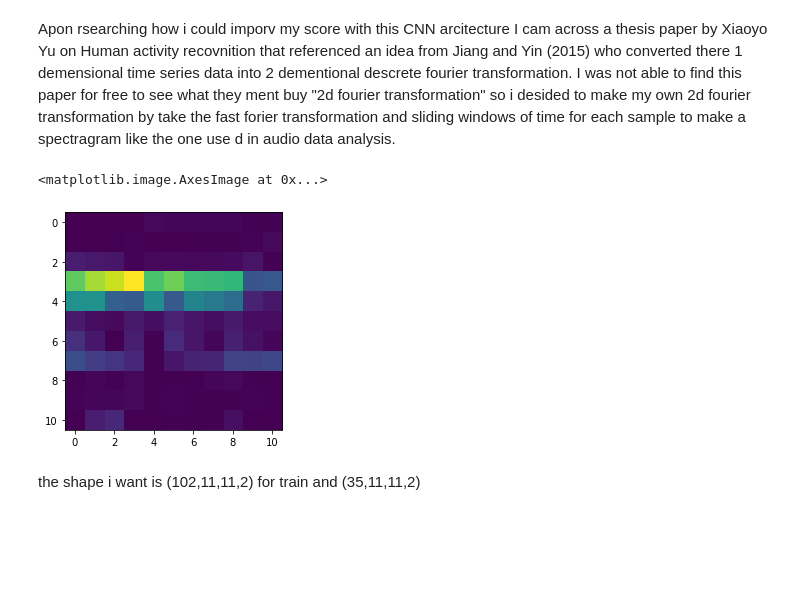
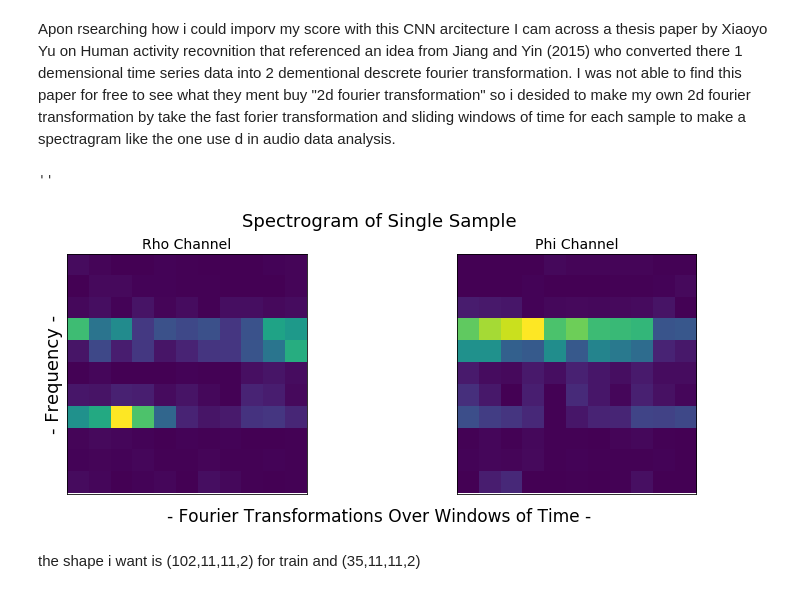
Before and after one commit to Iguanacolossus/Capstone3-TBA, a Jupyter notebook: notebooks/HAR-classification.ipynb, the cells around one changed output. Saved outputs shown, nothing was run; the diff lists cells and outputs as text; code cells hidden in the pictures; blank space fills up the shorter version.

```diff
--- a/notebooks/HAR-classification.ipynb
+++ b/notebooks/HAR-classification.ipynb
@@ -331,12 +353,31 @@ from scipy import signal
 rate = 16 #sample frequency <float>
 
 #freqs, times, Sx = signal.spectrogram(X_train_rhophi[1][:,1].T, fs=1,nperseg=53,window='boxcar',)
-freqs, times, Sx = signal.spectrogram(X_train_rhophi[1][:,1], nperseg=20,noverlap=2)
+freqs, times, Sxrho = signal.spectrogram(X_train_rhophi[1][:,0], nperseg=20,noverlap=2)
+freqs, times, Sxphi = signal.spectrogram(X_train_rhophi[1][:,1], nperseg=20,noverlap=2)
-# %%
-plt.imshow(Sx)
-# %% [output]
-<matplotlib.image.AxesImage at 0x...>
-[figure, removed]
+# %%
+fig, axs = plt.subplots(1,2,figsize=(12,5),sharex=True)
+axs[0].imshow(Sxrho)
+axs[0].set_xticks([])
+axs[0].set_yticks([])
+axs[0].set_ylabel('- Frequency -',size=18)
+axs[0].set_title('Rho Channel',size=14)
+
+axs[1].imshow(Sxphi)
+axs[1].set_xticks([])
+axs[1].set_yticks([])
+axs[1].set_title('Phi Channel',size=14)
+
+fig.text(0.5, 0.07, '- Fourier Transformations Over Windows of Time -', ha='center',size=17)
+fig.text(0.5, .89, 'Spectrogram of Single Sample', ha='center',size=18)
+
+
+plt.tight_layout(pad=5)
+plt.savefig('../images/spectrogram_sample2.png')
+;
+# %% [output]
+''
+[figure, added]
 # %%
 ### making an example plot of the spectrograms
 # %% [markdown]
```
Also changed, not shown: parts of 16 cells of this notebook, 16 other files.
